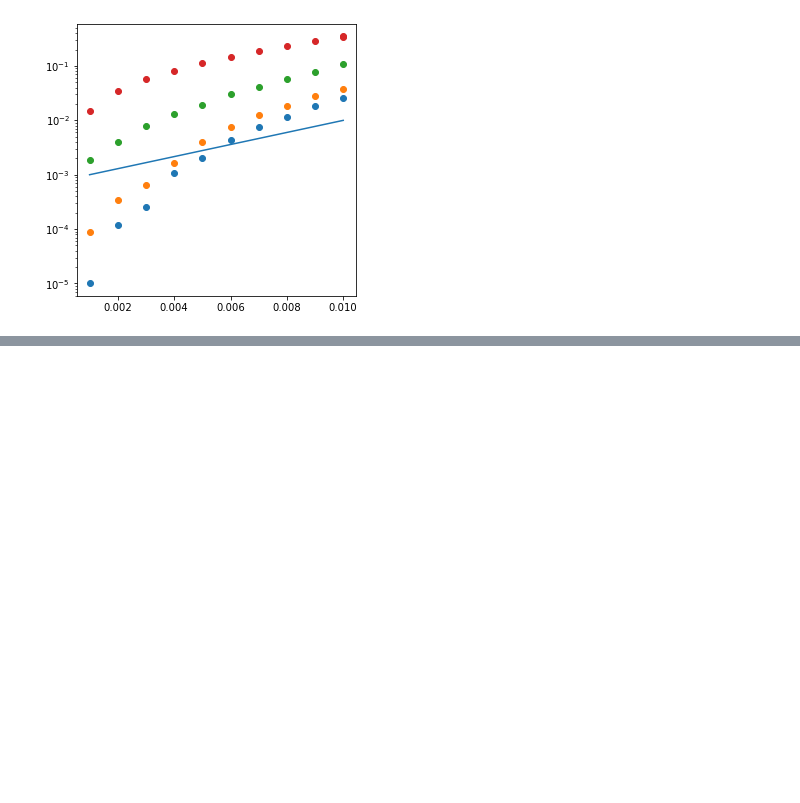
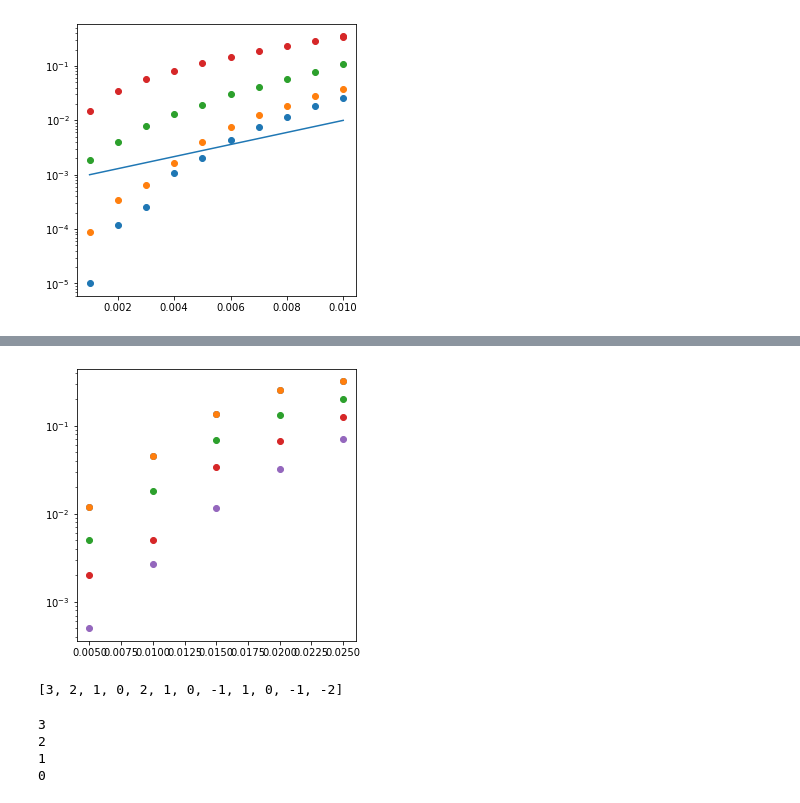
Before and after one commit to noahberthusen/hgp_embedding, a Jupyter notebook: hpg_new.ipynb, the cells around one changed output, grey strips where cells are left out. Cells and saved outputs as stored; diff of their text form; code cells hidden in the pictures; blank space fills up the shorter version.

```diff
--- a/hpg_new.ipynb
+++ b/hpg_new.ipynb
@@ -294,0 +267,5 @@ df[df['p_mask'] == 0.1].sort_values('p_phys')
+# %%
+import pandas as pd
+df = pd.read_csv('./prebuilt_code/ssf_masked/results/res2.res')
+df['p_error'] = 1 - df['p_log']
+df
@@ -294,0 +290,25 @@ df[df['p_mask'] == 0.1].sort_values('p_phys')
+# %%
+fig, ax = plt.subplots(1, 1, figsize=(5,5))
+ax.scatter(df[df['algo'] == 0]['p_phys'], df[df['algo'] == 0]['p_error'])
+ax.scatter(df[df['algo'] == 0]['p_phys'], df[df['algo'] == 1]['p_error'])
+ax.scatter(df[df['algo'] == 0]['p_phys'], df[df['algo'] == 2]['p_error'])
+ax.scatter(df[df['algo'] == 0]['p_phys'], df[df['algo'] == 3]['p_error'])
+ax.scatter(df[df['algo'] == 0]['p_phys'], df[df['algo'] == 4]['p_error'])
+
+# ax.plot([1e-3,1e-2], [1e-3, 1e-2])
+ax.set_yscale('log')
+# ax.set_xscale('log')
+# %% [output]
+[figure, added]
+# %%
+arr = [0,1,2,3]
+diffs = []
+
+for i in range(len(arr)-1,0,-1):
+    for j in range(len(arr)):
+        # if (arr[i]-arr[j]):
+        diffs.append(arr[i]-arr[j])
+
+diffs
+# %% [output]
+[3, 2, 1, 0, 2, 1, 0, -1, 1, 0, -1, -2]
@@ -294,0 +320,9 @@ df[df['p_mask'] == 0.1].sort_values('p_phys')
+# %%
+diffs2 = []
+for i in range(len(arr)-1,-1,-1):
+    print(i)
+# %% [output]
+3
+2
+1
+0
```
Also changed, not shown: parts of 4 cells of this notebook, 23 other files.
